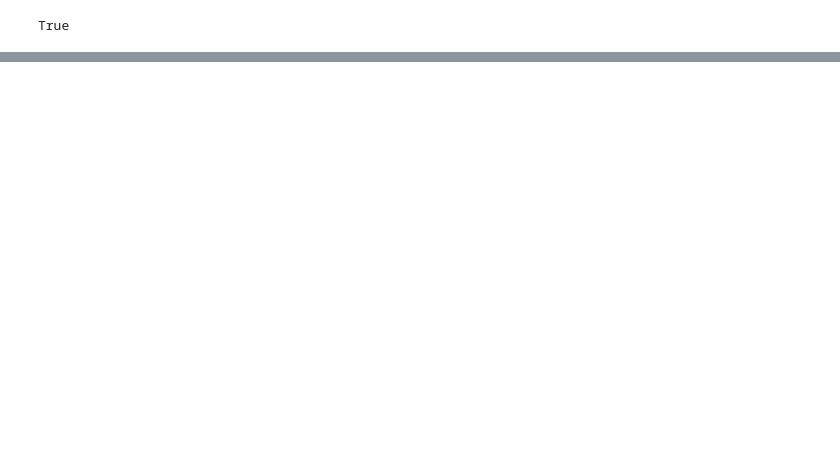
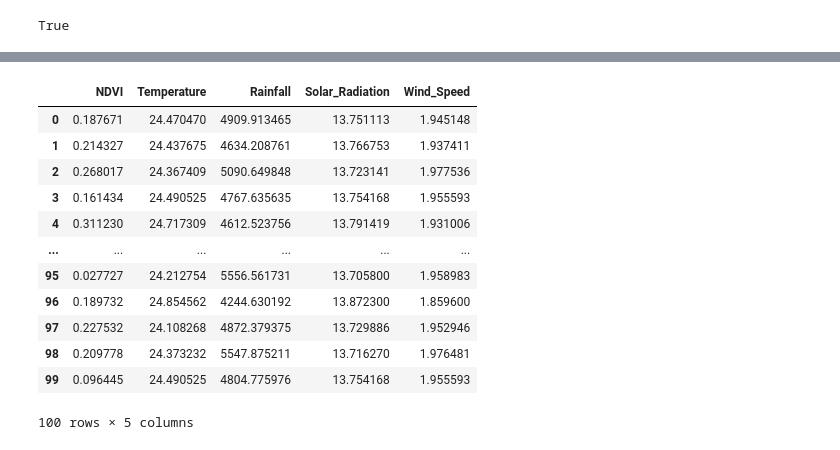
Before and after one commit to Mr-Underdog/impact-of-weather-on-vegetation, a Jupyter notebook: Untitled-1.ipynb, the cells around one changed output, grey strips where cells are left out. Drawn from its saved outputs; the diff is of its cells as text; code cells hidden in the pictures; blank space fills up the shorter version.

Commit message:
Data for Delhi NCR

```diff
--- a/Untitled-1.ipynb
+++ b/Untitled-1.ipynb
@@ -373,0 +99,31 @@ Image.date: Image does not have a 'system:time_start' property.
+# %%
+# ERA5-Land Solar radiation (2018-2023 mean)
+solar = (ee.ImageCollection("ECMWF/ERA5_LAND/HOURLY")
+         .filterBounds(region)
+         .filterDate('2018-01-01', '2023-12-31')
+         .select('surface_solar_radiation_downwards'))
+
+solar_mean = solar.mean().divide(1e6).rename('Solar_MJ').clip(region)
+# %%
+# Combine all layers into a single image
+combined = ee.Image.cat([
+    ndvi_median,
+    temp_c,
+    rain_total,
+    solar_mean,
+    wind_speed
+]).rename(['NDVI', 'Temperature_C', 'Rainfall_mm', 'Solar_MJ', 'Wind_Speed_ms'])
+# %%
+# Sample points for analysis (reduced count for large area)
+sample_points = ee.FeatureCollection.randomPoints(
+    region,  # Region first
+    100,     # Number of points second
+    seed=42  # Optional seed
+)
+# %%
+# Sample the combined image (scale goes here)
+samples = combined.sampleRegions(
+    collection=sample_points,
+    scale=5000,  # Correct location for scale
+    geometries=True
+)
@@ -373,0 +133,25 @@ Image.date: Image does not have a 'system:time_start' property.
+# %%
+# Create dataframe
+df = pd.DataFrame({
+    'NDVI': [f['properties']['NDVI'] for f in sample_list],
+    'Temperature': [f['properties']['Temperature_C'] for f in sample_list],
+    'Rainfall': [f['properties']['Rainfall_mm'] for f in sample_list],
+    'Solar_Radiation': [f['properties']['Solar_MJ'] for f in sample_list],
+    'Wind_Speed': [f['properties']['Wind_Speed_ms'] for f in sample_list]
+})
+
+df
+# %% [output]
+|  | NDVI | Temperature | Rainfall | Solar_Radiation | Wind_Speed |
+| 0 | 0.187671 | 24.470470 | 4909.913465 | 13.751113 | 1.945148 |
+| 1 | 0.214327 | 24.437675 | 4634.208761 | 13.766753 | 1.937411 |
+| 2 | 0.268017 | 24.367409 | 5090.649848 | 13.723141 | 1.977536 |
+| 3 | 0.161434 | 24.490525 | 4767.635635 | 13.754168 | 1.955593 |
+| 4 | 0.311230 | 24.717309 | 4612.523756 | 13.791419 | 1.931006 |
+| ... | ... | ... | ... | ... | ... |
+| 95 | 0.027727 | 24.212754 | 5556.561731 | 13.705800 | 1.958983 |
+| 96 | 0.189732 | 24.854562 | 4244.630192 | 13.872300 | 1.859600 |
+| 97 | 0.227532 | 24.108268 | 4872.379375 | 13.729886 | 1.952946 |
+| 98 | 0.209778 | 24.373232 | 5547.875211 | 13.716270 | 1.976481 |
+| 99 | 0.096445 | 24.490525 | 4804.775976 | 13.754168 | 1.955593 |
+100 rows × 5 columns
```
Also changed, not shown: parts of 29 cells of this notebook, 2 other files.
